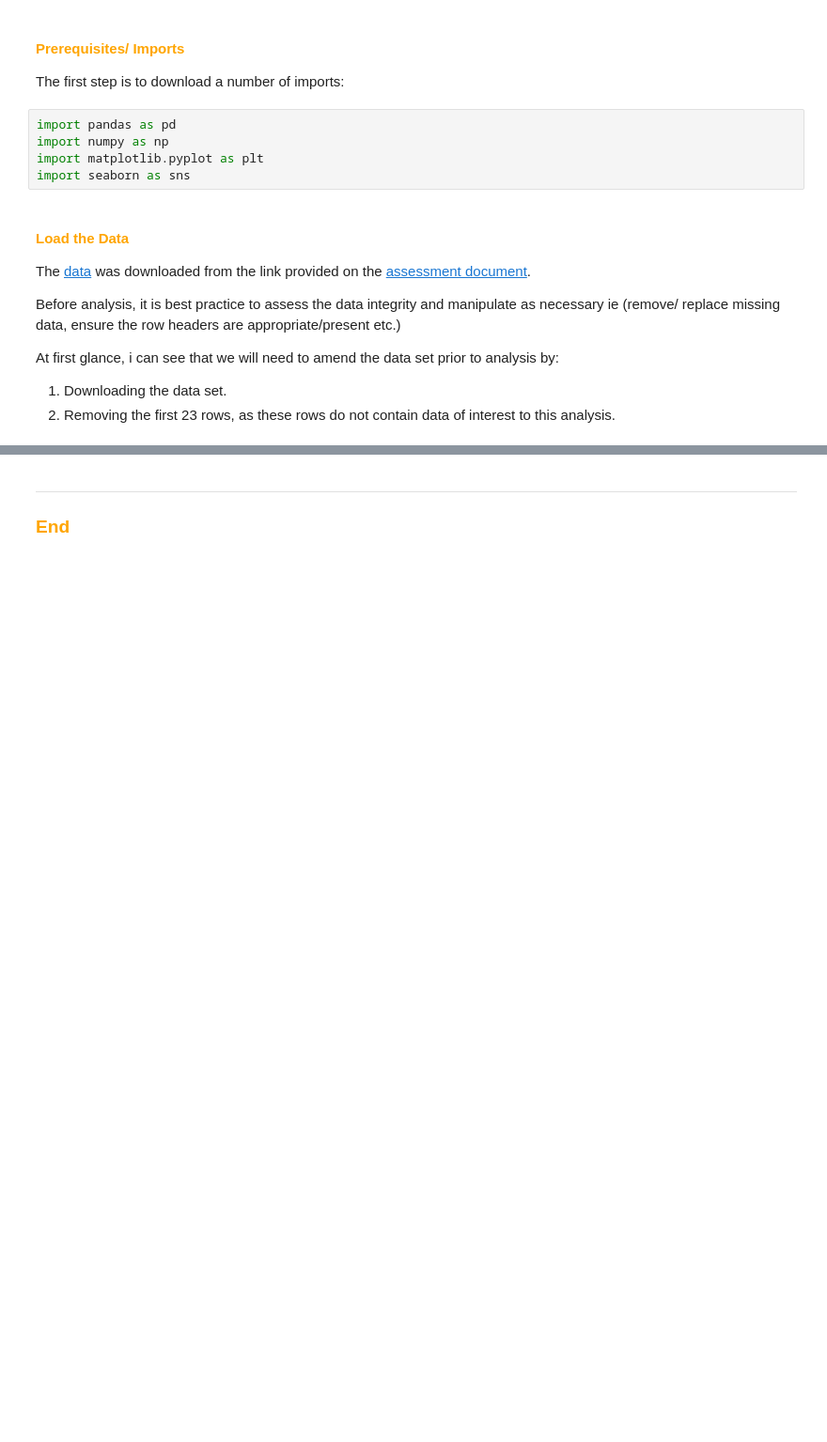
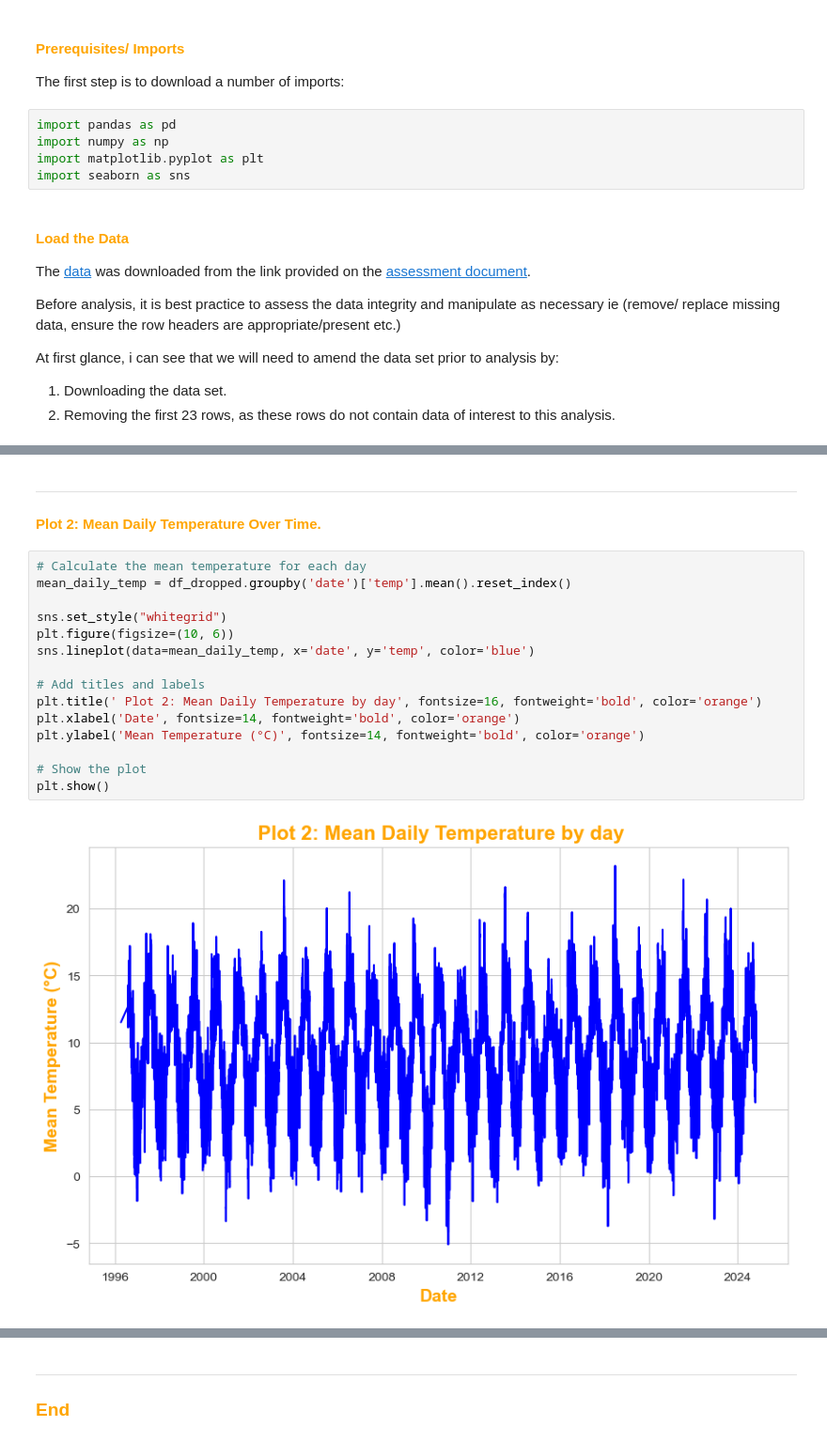
Before and after one commit to Laura6826/PFDA-assignments, a Jupyter notebook: assignment06/assignment_6_weather.ipynb, the cells around one changed output, grey strips where cells are left out. Shown at 94% size. Cells and saved outputs as stored; diff of their text form; blank space fills up the shorter version.

```diff
--- a/assignment06/assignment_6_weather.ipynb
+++ b/assignment06/assignment_6_weather.ipynb
@@ -41,0 +109,20 @@ df = pd.read_csv('https://cli.fusio.net/cli/climate_data/webdata/hly4935.csv', h
+# %% [markdown]
+***
+#### <span style="color:orange"> Plot 2: Mean Daily Temperature Over Time. <span>
+# %%
+# Calculate the mean temperature for each day
+mean_daily_temp = df_dropped.groupby('date')['temp'].mean().reset_index()
+
+sns.set_style("whitegrid")
+plt.figure(figsize=(10, 6))
+sns.lineplot(data=mean_daily_temp, x='date', y='temp', color='blue')
+
+# Add titles and labels
+plt.title(' Plot 2: Mean Daily Temperature by day', fontsize=16, fontweight='bold', color='orange')
+plt.xlabel('Date', fontsize=14, fontweight='bold', color='orange')
+plt.ylabel('Mean Temperature (°C)', fontsize=14, fontweight='bold', color='orange')
+
+# Show the plot
+plt.show()
+# %% [output]
+[figure, added]
```
Also changed, not shown: parts of 13 cells of this notebook.
